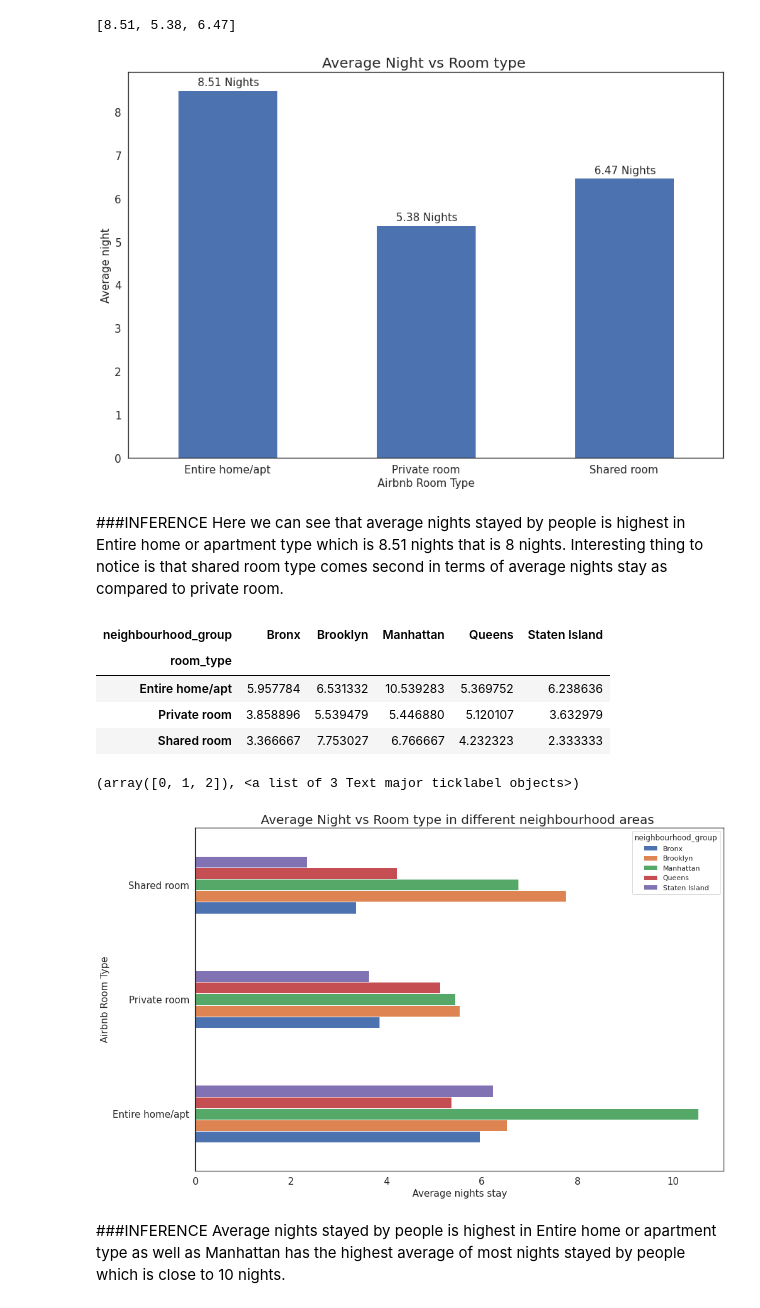
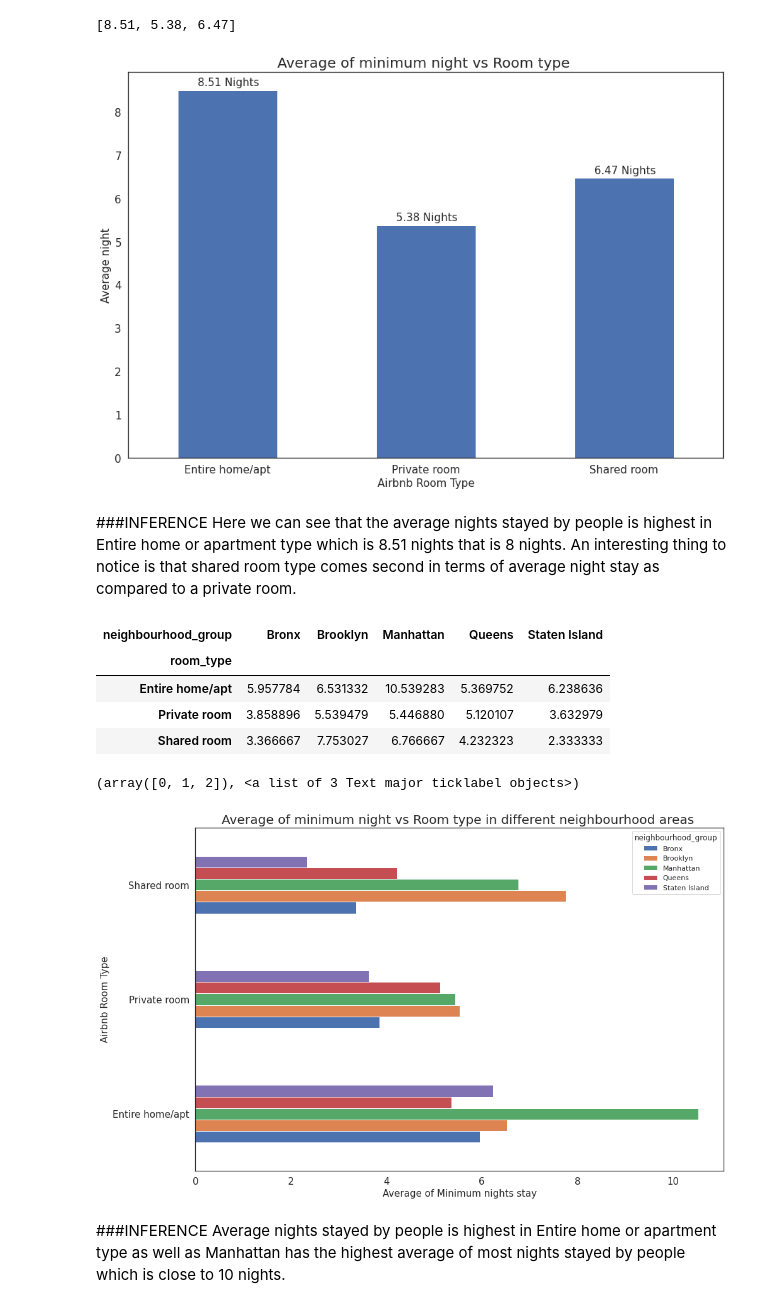
Before and after one commit to shubhamjangid510/EDA-Capstone-Airbnb-Analysis, a Jupyter notebook: Airbnb_Bookings_Analysis_Capstone_Project.ipynb, the cells around one changed output. Drawn from its saved outputs; the diff is of its cells as text; code cells hidden in the pictures.

```diff
--- a/Airbnb_Bookings_Analysis_Capstone_Project.ipynb
+++ b/Airbnb_Bookings_Analysis_Capstone_Project.ipynb
@@ -103,7 +124,7 @@ df.describe()
 
 df['name'].fillna("-",inplace=True)
 df['host_name'].fillna("-",inplace=True)
-df['last_review'].fillna("-",inplace=True)
+df['last_review'].fillna("00-00-0000",inplace=True)
 
 #For Numeric type filling with 0.
 df['reviews_per_month'].fillna(0,inplace=True)
@@ -430,7 +492,7 @@ night_value_labels
 plt.rcParams['figure.figsize']=(15,10)
 sns.set_style('white')
 night_room_type.plot(kind='bar')
-plt.title("Average Night vs Room type ",fontsize=20)
+plt.title("Average of minimum night vs Room type ",fontsize=20)
 plt.xlabel("Airbnb Room Type",fontsize=15)
 plt.xticks(fontsize = 15)
 plt.ylabel("Average night",fontsize=15)
@@ -439,10 +501,10 @@ plt.yticks(fontsize = 15)
 for index,data in enumerate(night_value_labels):
     plt.text(x=index-0.15 , y =data+0.1 , s=f"{data} Nights" , fontdict=dict(fontsize=15))
 # %% [output]
-[figure, old version]
+[figure, new version]
 # %% [markdown]
 ###INFERENCE
-Here we can see that average nights stayed by people is highest in Entire home or apartment type which is 8.51 nights that is 8 nights. Interesting thing to notice is that shared room type comes second in terms of average nights stay as compared to private room.
+Here we can see that the average nights stayed by people is highest in Entire home or apartment type which is 8.51 nights that is 8 nights. An interesting thing to notice is that shared room type comes second in terms of average night stay as compared to a private room.
 # %%
 #comparing aaverage nights in different room types with different neighbourhood areas.
 night_room_neighburhood=df.groupby(['room_type','neighbourhood_group'])['minimum_nights'].mean().unstack()
@@ -457,16 +519,16 @@ night_room_neighburhood
 # %%
 #plotting the graph
 plt.rcParams['figure.figsize']=(15,10)
 night_room_neighburhood.plot(kind='barh')
-plt.title("Average Night vs Room type in different neighbourhood areas ",fontsize=20)
-plt.xlabel("Average nights stay",fontsize=15)
+plt.title("Average of minimum night vs Room type in different neighbourhood areas ",fontsize=20)
+plt.xlabel("Average of Minimum nights stay",fontsize=15)
 plt.xticks(fontsize = 15)
 plt.ylabel("Airbnb Room Type",fontsize=15)
 plt.xticks(rotation=360)
 plt.yticks(fontsize = 15)
 # %% [output]
 (array([0, 1, 2]), <a list of 3 Text major ticklabel objects>)
-[figure, old version]
+[figure, new version]
 # %% [markdown]
 ###INFERENCE
 Average nights stayed by people is highest in Entire home or apartment type as well as Manhattan has the highest average of most nights stayed by people which is close to 10 nights.
```
Also changed, not shown: parts of 34 cells of this notebook.
